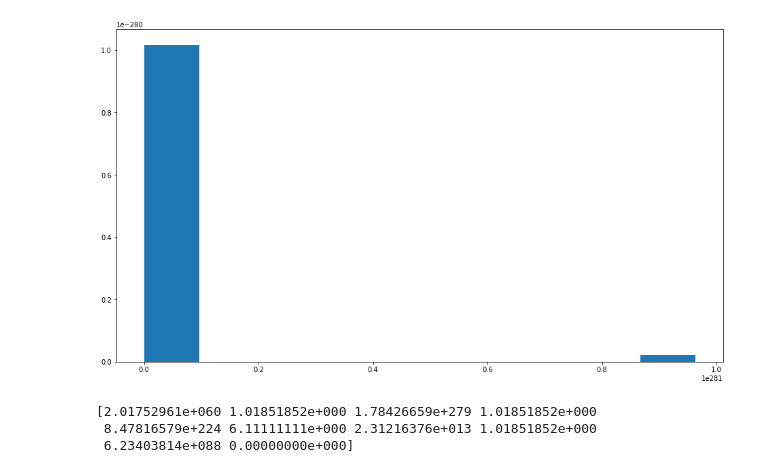
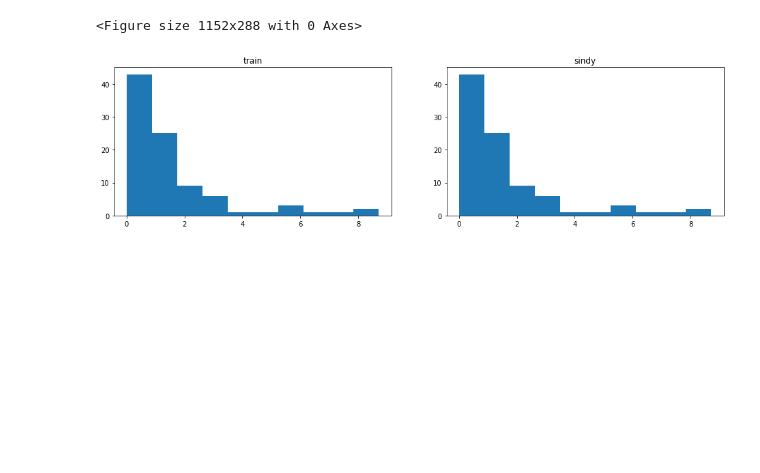
Before and after one commit to aliydgr/ms-thesis, a Jupyter notebook: information-flow-sindy.ipynb, the cells around one changed output. Saved outputs shown, nothing was run; the diff lists cells and outputs as text; code cells hidden in the pictures; blank space fills up the shorter version.

```diff
--- a/information-flow-sindy.ipynb
+++ b/information-flow-sindy.ipynb
@@ -210,35 +222,44 @@ print(g_matrix)
-# %%
-g_dist = []
-for row in g_matrix:
-    for gij in row:
-            g_dist.append(gij)
-count, bins, patches = plt.hist(g_dist, density=True)
-plt.show()
-# %% [output]
-[figure, removed]
+# %%
+g_matrix_train = calculate_g(alpha, real_steady_state, bio)
+g_matrix_sindy = calculate_g(alpha, sindy_steady_state, bio_sindy)
+
+# print(g_matrix_train)
+# print(g_matrix_sindy)
+# %%
+g_train_dist = find_g_dist(g_matrix_train)
+g_sindy_dist = find_g_dist(g_matrix_sindy)
+
+plt.rcParams["figure.figsize"] = (16, 4)
+plt.figure(2)
+fig, axs = plt.subplots(1, 2)
+axs[0].hist(g_train_dist)
+axs[0].set_title('train')
+axs[1].hist(g_sindy_dist)
+axs[1].set_title('sindy')
+plt.show()
+# %% [output]
+<Figure size 1152x288 with 0 Axes>
+[figure, added]
 # %%
-f = np.zeros(number_of_nodes)
-for i in range(0, number_of_nodes):
-    f_i = np.zeros(number_of_nodes)
-    for n in range(0, number_of_nodes):
-        sum_gmn = 0
-        for m in range(0, number_of_nodes):
-            sum_gmn += g_matrix[m,n]
-        sum_gmi = 0
-        for m in range(0, number_of_nodes):
-            if i==j:
+def calculate_f(g_matrix):
+    f = np.zeros(number_of_nodes)
+    for i in range(0, number_of_nodes):
+        f_i = np.zeros(number_of_nodes)
+        for n in range(0, number_of_nodes):
+            sum_gmn = 0
+            for m in range(0, number_of_nodes):
+                sum_gmn += g_matrix[m,n]
+            sum_gmi = 0
+            for m in range(0, number_of_nodes):
+                if i==m:
+                    continue
+                sum_gmi += g_matrix[m,i]/sum_gmn
+            f_i[n] = g_matrix[i,n] * sum_gmi
+
+        for n in range(0, number_of_nodes):
+            if i==n:
                 continue
-            sum_gmi += g_matrix[m,i]/sum_gmn
-        f_i[n] = g_matrix[i,n] * sum_gmi
+            f[i] += f_i[n]
+        f[i] /= (number_of_nodes-1)
 
-    for n in range(0, number_of_nodes):
-        if i==j:
-            continue
-        f[i] += f_i[n]
-    f[i] /= (number_of_nodes-1)
-
-print(f)
+    return f
-# %% [output]
-[2.01752961e+060 1.01851852e+000 1.78426659e+279 1.01851852e+000
- 8.47816579e+224 6.11111111e+000 2.31216376e+013 1.01851852e+000
- 6.23403814e+088 0.00000000e+000]
```
Also changed, not shown: parts of 14 cells of this notebook.
